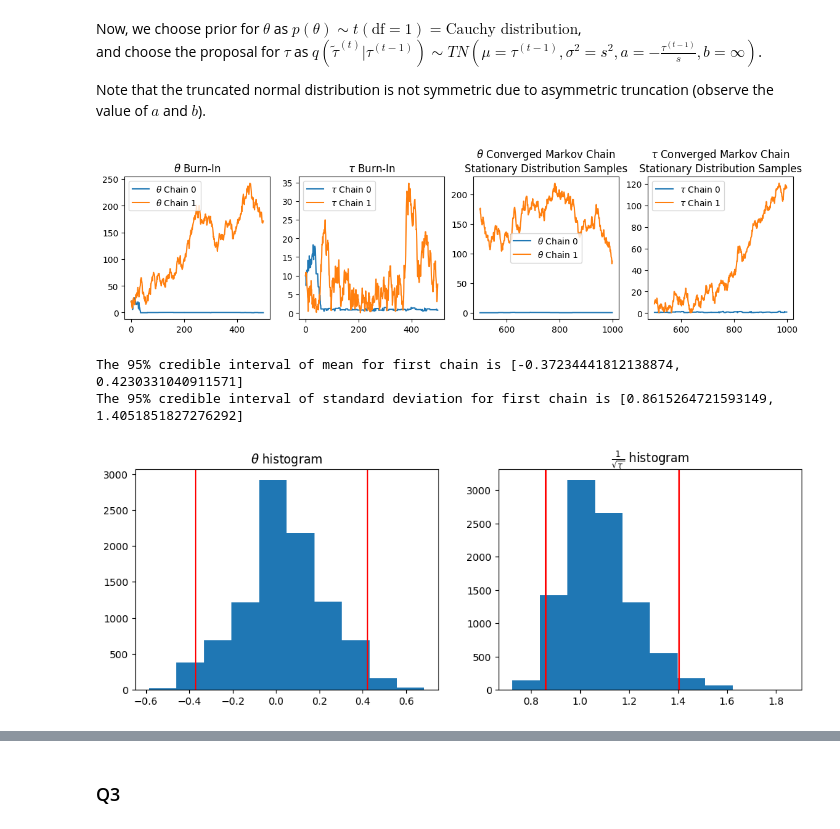
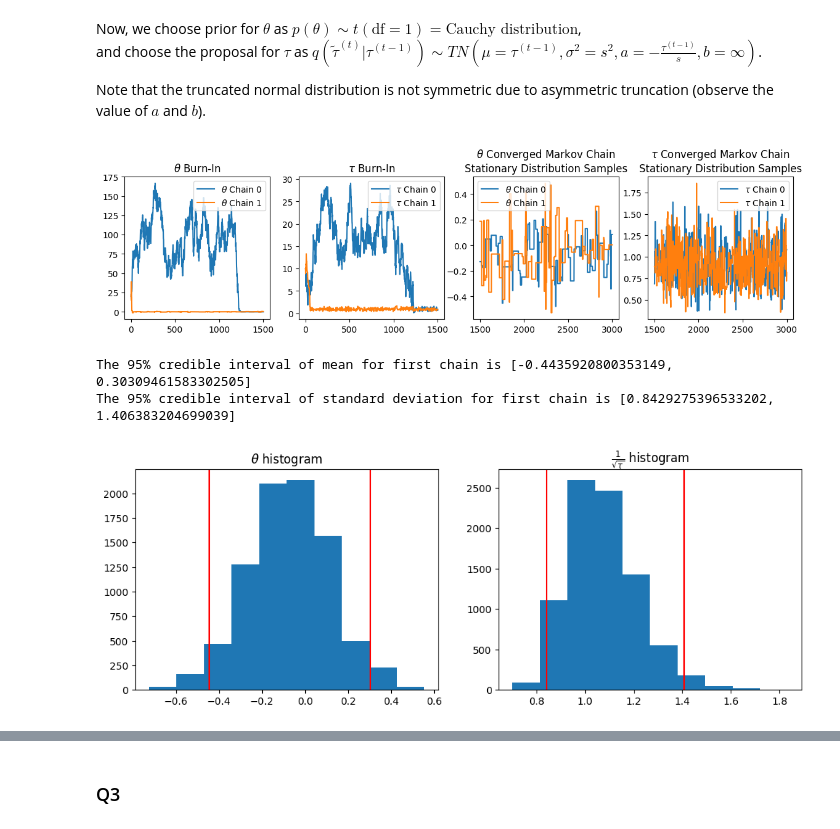
Before and after one commit to Lottotpk/STA365-assignment, a Jupyter notebook: Assignment 4.ipynb, the cells around one changed output, grey strips where cells are left out. Drawn from its saved outputs; the diff is of its cells as text; code cells hidden in the pictures.

```diff
--- a/Assignment 4.ipynb
+++ b/Assignment 4.ipynb
@@ -107,8 +107,8 @@ for c in range(C):
         # https://en.wikipedia.org/wiki/Gamma_distribution
         tau_target = lambda tau_ :  np.prod(stats.norm(loc=theta[c,g-1], scale=1/tau_**0.5).pdf(x)) * \
                                                      stats.expon(scale=1).pdf(tau_) # prior
-        tau_prop_dist = lambda tau_t_minus_1 : stats.truncnorm(a = -tau_t_minus_1/2, b = np.inf,
-                                                               loc = tau_t_minus_1, scale = 2) # proposal
+        tau_prop_dist = lambda tau_t_minus_1 : stats.truncnorm(a = -tau_t_minus_1/1, b = np.inf,
+                                                               loc = tau_t_minus_1, scale = 1) # proposal
         tau_tilde = tau_prop_dist(tau[c,g-1]).rvs()
         mh_calc = (tau_target(tau_tilde)/tau_target(tau[c,g-1])) * \
             (tau_prop_dist(tau_tilde).pdf(tau[c,g-1])/tau_prop_dist(tau[c,g-1]).pdf(tau_tilde))
@@ -117,8 +117,6 @@ for c in range(C):
             tau[c,g] = tau_tilde
         else:
             tau[c,g] = tau[c,g-1]
-        # print("accept", accept_rate)
-        # print("tau", tau[c,g])
 
         theta_target = lambda theta_ : np.prod(stats.norm(loc=theta_, scale=1/tau[c,g]**0.5).pdf(x)) * \
                                                 stats.cauchy().pdf(theta_) # prior
@@ -130,20 +128,18 @@ for c in range(C):
             theta[c,g] = theta_tilde
         else:
             theta[c,g] = theta[c,g-1]
-        # print("accept", accept_rate)
-        # print("theta", theta[c,g])
 # %%
 fig,ax = plt.subplots(1, 4, figsize=(14,3)); ax[0].set_title("$\\theta$ Burn-In"); ax[1].set_title("$\\tau$ Burn-In"); ax[2].set_title("$\\theta$ Converged Markov Chain\nStationary Distribution Samples"); ax[3].set_title("$\\tau$ Converged Markov Chain\nStationary Distribution Samples")
-burn = 500
-demo = 1000
+burn = 1500
+demo = 3000
 for c in range(C):
     ax[0].plot(theta[c,:burn], label="$\\theta$ Chain "+str(c))
     ax[1].plot(tau[c,:burn], label="$\\tau$ Chain "+str(c))
     ax[2].plot(np.arange(burn, demo, dtype=int), theta[c,burn:demo], label="$\\theta$ Chain "+str(c))
     ax[3].plot(np.arange(burn, demo, dtype=int), tau[c,burn:demo], label="$\\tau$ Chain "+str(c))
 ax[0].legend(); ax[1].legend(); ax[2].legend(); ax[3].legend();
 # %% [output]
-[figure, old version]
+[figure, new version]
 # %%
 fig, ax = plt.subplots(1, 2, figsize=(12,4))
 ax[0].set_title("$\\theta$ histogram")
@@ -161,6 +157,6 @@ ax[1].axvline(lower, color="r")
 ax[1].axvline(upper, color="r")
 print(f"The 95% credible interval of standard deviation for first chain is {[lower, upper]}")
 # %% [output]
-The 95% credible interval of mean for first chain is [-0.37234441812138874, 0.4230331040911571]
-The 95% credible interval of standard deviation for first chain is [0.8615264721593149, 1.4051851827276292]
+The 95% credible interval of mean for first chain is [-0.4435920800353149, 0.30309461583302505]
+The 95% credible interval of standard deviation for first chain is [0.8429275396533202, 1.406383204699039]
-[figure, old version]
+[figure, new version]
```
Also changed, not shown: parts of 2 cells of this notebook.
